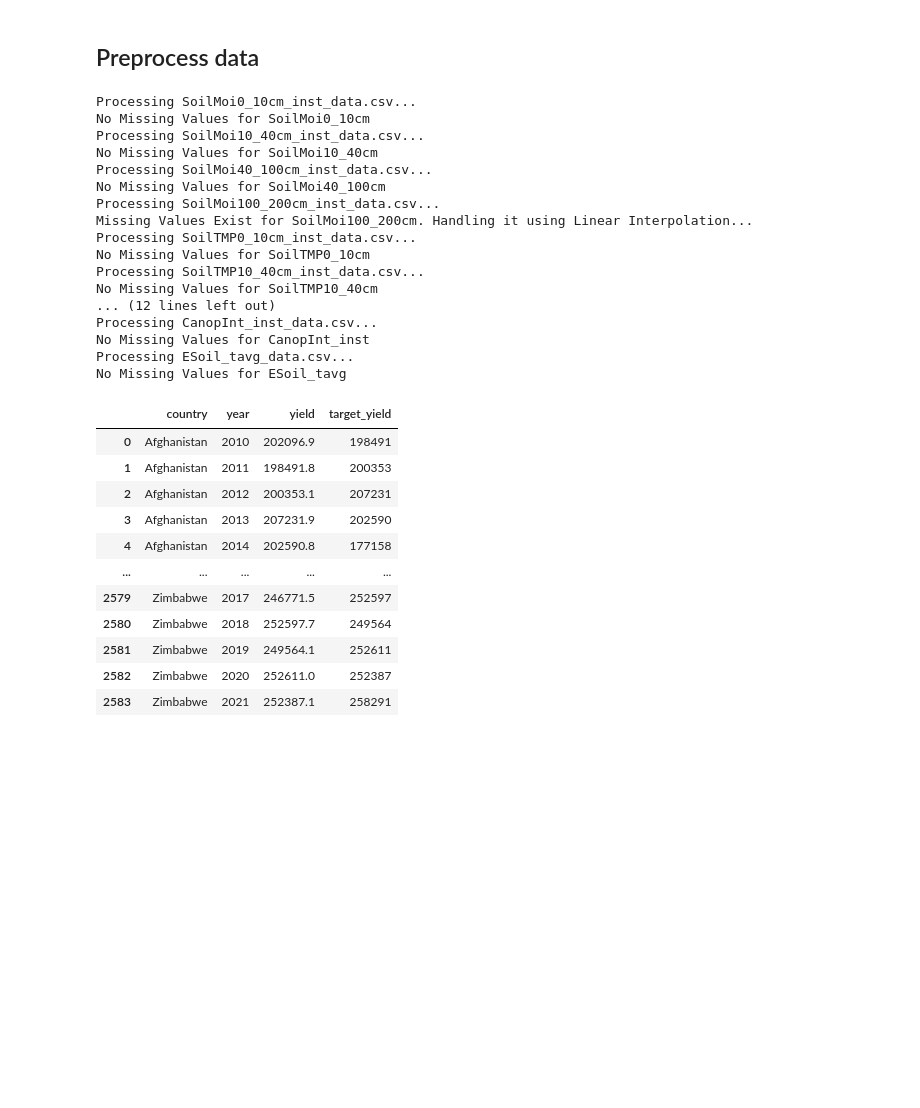
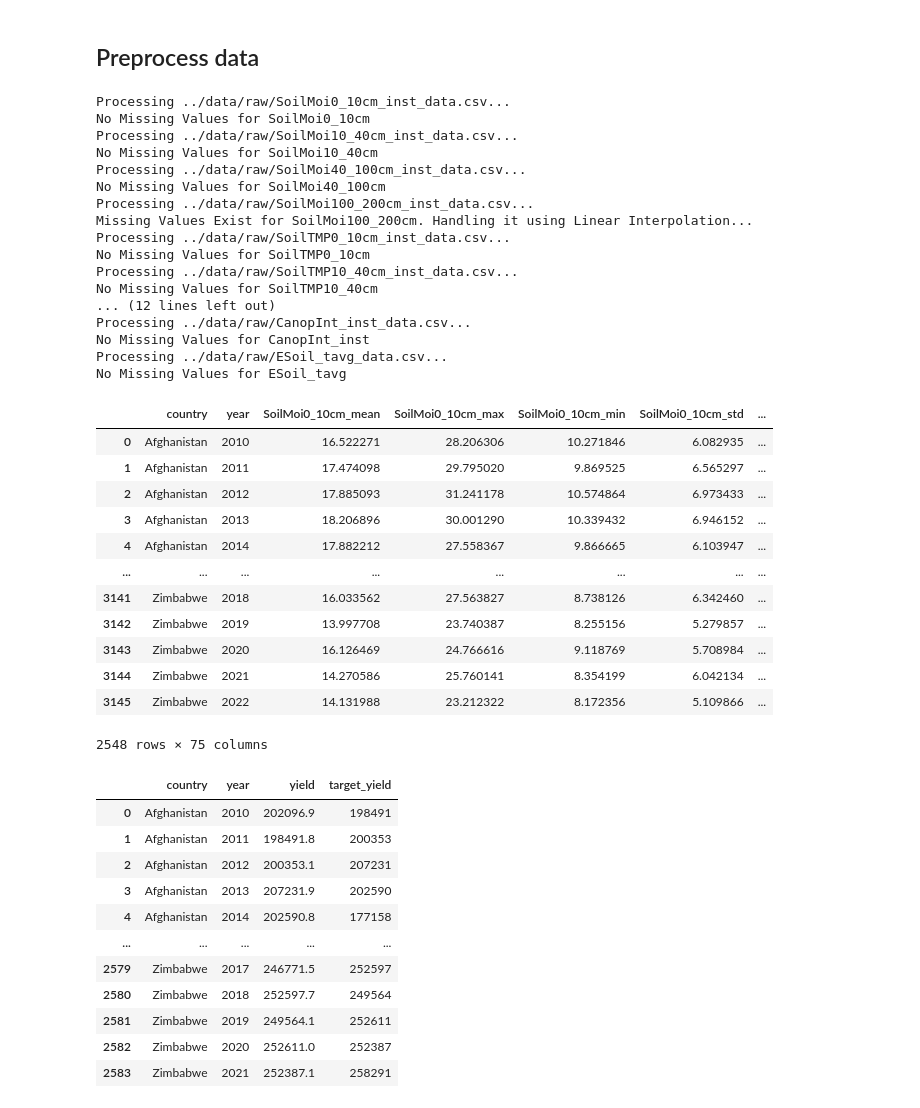
Before and after one commit to ahmedamann/Forecasting-Regional-Crop-Yields, a Jupyter notebook: notebooks/Code.ipynb, the cells around one changed output. Cells and saved outputs as stored; diff of their text form; code cells hidden in the pictures; blank space fills up the shorter version.

```diff
--- a/notebooks/Code.ipynb
+++ b/notebooks/Code.ipynb
@@ -3,35 +3,39 @@
 # %%
 import pandas as pd
 import numpy as np
+import os
+
+# define data directory
+data_dir = os.path.pardir + os.sep + 'data' + os.sep + 'raw'
 
 # define country lookup file path
-country_lookup_file = 'country_latitude_longitude_area_lookup.csv'
+country_lookup_file = data_dir + os.sep + 'country_latitude_longitude_area_lookup.csv'
 
 # define yield file path
-yield_file = 'Yield_and_Production_data.csv'
+yield_file = data_dir + os.sep + 'Yield_and_Production_data.csv'
 
 # define landcover file path
-land_cover_file = 'Land_cover_percent_data.csv'
+land_cover_file = data_dir + os.sep + 'Land_cover_percent_data.csv'
 
 country_data = pd.read_csv(country_lookup_file) # read into a dataframe
 yield_data = pd.read_csv(yield_file)
 
 env_files = [
-    'SoilMoi0_10cm_inst_data.csv',
-    'SoilMoi10_40cm_inst_data.csv',
-    'SoilMoi40_100cm_inst_data.csv',
-    'SoilMoi100_200cm_inst_data.csv',
-    'SoilTMP0_10cm_inst_data.csv',
-    'SoilTMP10_40cm_inst_data.csv',
-    'SoilTMP40_100cm_inst_data.csv',
-    'SoilTMP100_200cm_inst_data.csv',
-    'Rainf_tavg_data.csv',
-    'Snowf_tavg_data.csv',
-    'TVeg_tavg_data.csv',
-    'TWS_inst_data.csv',
-    'CanopInt_inst_data.csv',
-    'ESoil_tavg_data.csv',
-    'Land_cover_percent_data.csv',
+    data_dir + os.sep + 'SoilMoi0_10cm_inst_data.csv',
+    data_dir + os.sep + 'SoilMoi10_40cm_inst_data.csv',
+    data_dir + os.sep + 'SoilMoi40_100cm_inst_data.csv',
+    data_dir + os.sep + 'SoilMoi100_200cm_inst_data.csv',
+    data_dir + os.sep + 'SoilTMP0_10cm_inst_data.csv',
+    data_dir + os.sep + 'SoilTMP10_40cm_inst_data.csv',
+    data_dir + os.sep + 'SoilTMP40_100cm_inst_data.csv',
+    data_dir + os.sep + 'SoilTMP100_200cm_inst_data.csv',
+    data_dir + os.sep + 'Rainf_tavg_data.csv',
+    data_dir + os.sep + 'Snowf_tavg_data.csv',
+    data_dir + os.sep + 'TVeg_tavg_data.csv',
+    data_dir + os.sep + 'TWS_inst_data.csv',
+    data_dir + os.sep + 'CanopInt_inst_data.csv',
+    data_dir + os.sep + 'ESoil_tavg_data.csv',
+    data_dir + os.sep + 'Land_cover_percent_data.csv',
 ]
 # %%
 from sklearn.neighbors import NearestNeighbors
@@ -69,7 +73,7 @@ def aggregate_monthly_into_year_columns(var_name, df, agg_functions):
 # then using linear interpolation to fill them.
 
 def handle_missing_values_by_interpolation(file_path):
-    var_name = "_".join(file_path.split('_')[:2])
+    var_name = "_".join(file_path.split('_')[:2]).split(os.sep)[-1]
     df = pd.read_csv(file_path)
     if df.isnull().sum().values.any():
         print(f"Missing Values Exist for {var_name}. Handling it using Linear Interpolation...")
@@ -117,22 +121,22 @@ for file in env_files[:-1]:
     var_name, data = process_environmental_data(file, country_data)
     processed_env_data[var_name] = data
 # %% [output]
-Processing SoilMoi0_10cm_inst_data.csv...
+Processing ../data/raw/SoilMoi0_10cm_inst_data.csv...
 No Missing Values for SoilMoi0_10cm
-Processing SoilMoi10_40cm_inst_data.csv...
+Processing ../data/raw/SoilMoi10_40cm_inst_data.csv...
 No Missing Values for SoilMoi10_40cm
-Processing SoilMoi40_100cm_inst_data.csv...
+Processing ../data/raw/SoilMoi40_100cm_inst_data.csv...
 No Missing Values for SoilMoi40_100cm
-Processing SoilMoi100_200cm_inst_data.csv...
+Processing ../data/raw/SoilMoi100_200cm_inst_data.csv...
 Missing Values Exist for SoilMoi100_200cm. Handling it using Linear Interpolation...
-Processing SoilTMP0_10cm_inst_data.csv...
+Processing ../data/raw/SoilTMP0_10cm_inst_data.csv...
 No Missing Values for SoilTMP0_10cm
-Processing SoilTMP10_40cm_inst_data.csv...
+Processing ../data/raw/SoilTMP10_40cm_inst_data.csv...
 No Missing Values for SoilTMP10_40cm
 ... (12 lines left out)
-Processing CanopInt_inst_data.csv...
+Processing ../data/raw/CanopInt_inst_data.csv...
 No Missing Values for CanopInt_inst
-Processing ESoil_tavg_data.csv...
+Processing ../data/raw/ESoil_tavg_data.csv...
 No Missing Values for ESoil_tavg
 # %%
 # this function handles the land cover data specifically
@@ -163,17 +167,32 @@ processed_env_data[lc_var_name] = lc_data
 # %%
 def merge_env_data(env_data):
     dfs = list(env_data.values())
 
     merged_df = dfs[0]
     for df in dfs[1:]:
         merged_df = pd.merge(merged_df, df, on=['country','year'], how='outer')
 
     merged_df = merged_df.dropna()
-    merged_df.to_csv('./processed_data/merged_data.csv')
+    # merged_df.to_csv('./processed_data/merged_data.csv')
 
     return merged_df
 
 mergeddf = merge_env_data(processed_env_data)
+mergeddf
+# %% [output]
+|  | country | year | SoilMoi0_10cm_mean | SoilMoi0_10cm_max | SoilMoi0_10cm_min | SoilMoi0_10cm_std | ... |
+| 0 | Afghanistan | 2010 | 16.522271 | 28.206306 | 10.271846 | 6.082935 | ... |
+| 1 | Afghanistan | 2011 | 17.474098 | 29.795020 | 9.869525 | 6.565297 | ... |
+| 2 | Afghanistan | 2012 | 17.885093 | 31.241178 | 10.574864 | 6.973433 | ... |
+| 3 | Afghanistan | 2013 | 18.206896 | 30.001290 | 10.339432 | 6.946152 | ... |
+| 4 | Afghanistan | 2014 | 17.882212 | 27.558367 | 9.866665 | 6.103947 | ... |
+| ... | ... | ... | ... | ... | ... | ... | ... |
+| 3141 | Zimbabwe | 2018 | 16.033562 | 27.563827 | 8.738126 | 6.342460 | ... |
+| 3142 | Zimbabwe | 2019 | 13.997708 | 23.740387 | 8.255156 | 5.279857 | ... |
+| 3143 | Zimbabwe | 2020 | 16.126469 | 24.766616 | 9.118769 | 5.708984 | ... |
+| 3144 | Zimbabwe | 2021 | 14.270586 | 25.760141 | 8.354199 | 6.042134 | ... |
+| 3145 | Zimbabwe | 2022 | 14.131988 | 23.212322 | 8.172356 | 5.109866 | ... |
+2548 rows × 75 columns
 # %%
 def process_yield_data():
     # filter for yield only values
```
Also changed, not shown: parts of 3 cells of this notebook, 35 other files.
